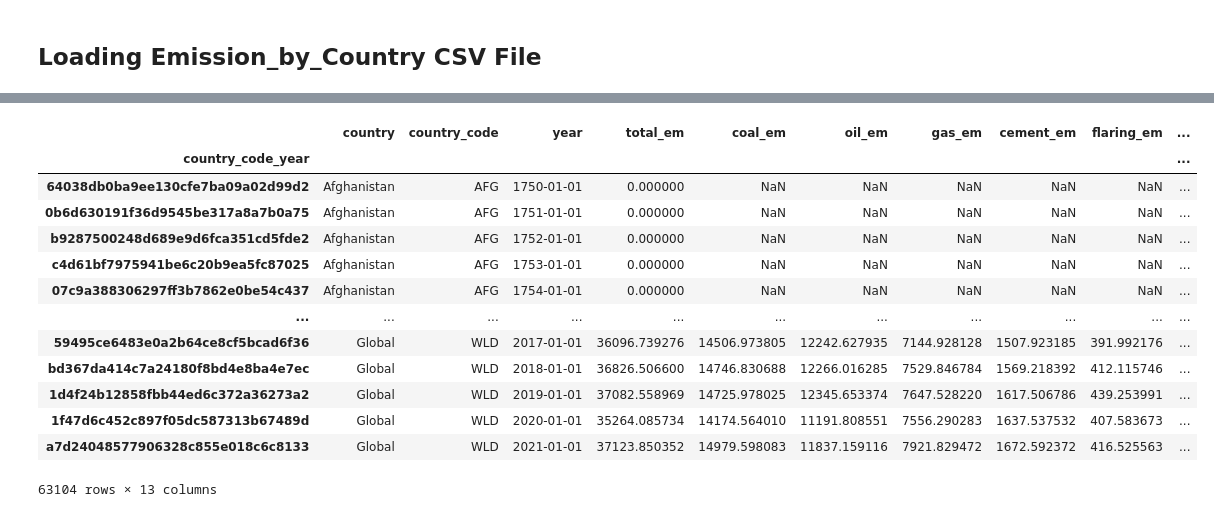
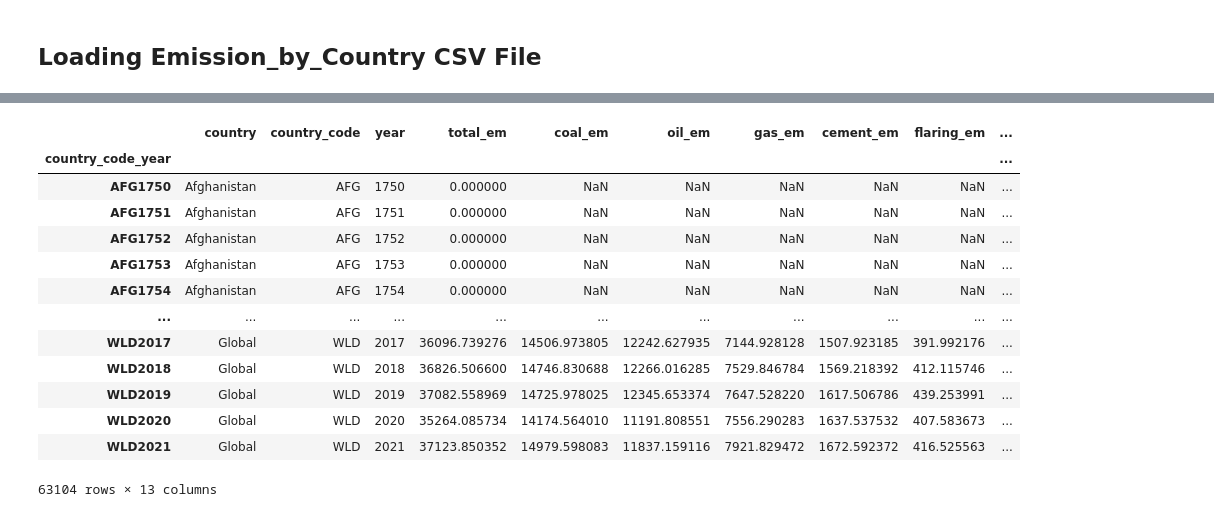
Before and after one commit to Reed-Carter/Emissions-by-Country, a Jupyter notebook: cl_edits.ipynb, the cells around one changed output, grey strips where cells are left out. Saved outputs shown, nothing was run; the diff lists cells and outputs as text; code cells hidden in the pictures.

Commit message:
refactor country_code

```diff
--- a/cl_edits.ipynb
+++ b/cl_edits.ipynb
@@ -68,7 +77,6 @@ assert os.path.getsize(filename) > 78, f"Data file size incorrect; does not seem
 df = pd.read_csv(
     filename,
     header=0,
-    parse_dates=['Year'],
     infer_datetime_format=True,
     on_bad_lines='warn',
     )
@@ -145,19 +152,14 @@ modified_at              object
 dtype: object
 # %%
-from hashlib import md5
+cols = ['country_code', 'year']
 
-cols = ['country_code', 'year']
-# first define a generic function that returns the md4 hash for
-# any combination of values
-def get_hash(*cols) -> str:
-    """return the md5 hash of all parameters"""
-    value = '-'.join([str(x) for x in cols])
-    return md5(value.encode(encoding='utf-16')).hexdigest()
-
-logger.info(f"assigning country_code_year: using md5 hash of country_code and year")
+# create composite key column for the fct_gdp table
+def composite_key(row):
+    comp_key = f"{row.country_code}{row.year}"
+    return comp_key
 
 # customer_id = md5 hash of customer first and last name
-df['country_code_year'] = df.apply(lambda row: get_hash(row.country_code, row.year), axis=1)
+df['country_code_year'] = df.apply(composite_key, axis=1)
 # set index by customer_id
 df = df.set_index(keys='country_code_year')
 
@@ -169,16 +170,16 @@ display(df)
 |  | country | country_code | year | total_em | coal_em | oil_em | gas_em | cement_em | flaring_em | ... |
 | country_code_year |  |  |  |  |  |  |  |  |  | ... |
-| 64038db0ba9ee130cfe7ba09a02d99d2 | Afghanistan | AFG | 1750-01-01 | 0.000000 | NaN | NaN | NaN | NaN | NaN | ... |
-| 0b6d630191f36d9545be317a8a7b0a75 | Afghanistan | AFG | 1751-01-01 | 0.000000 | NaN | NaN | NaN | NaN | NaN | ... |
-| b9287500248d689e9d6fca351cd5fde2 | Afghanistan | AFG | 1752-01-01 | 0.000000 | NaN | NaN | NaN | NaN | NaN | ... |
-| c4d61bf7975941be6c20b9ea5fc87025 | Afghanistan | AFG | 1753-01-01 | 0.000000 | NaN | NaN | NaN | NaN | NaN | ... |
-| 07c9a388306297ff3b7862e0be54c437 | Afghanistan | AFG | 1754-01-01 | 0.000000 | NaN | NaN | NaN | NaN | NaN | ... |
+| AFG1750 | Afghanistan | AFG | 1750 | 0.000000 | NaN | NaN | NaN | NaN | NaN | ... |
+| AFG1751 | Afghanistan | AFG | 1751 | 0.000000 | NaN | NaN | NaN | NaN | NaN | ... |
+| AFG1752 | Afghanistan | AFG | 1752 | 0.000000 | NaN | NaN | NaN | NaN | NaN | ... |
+| AFG1753 | Afghanistan | AFG | 1753 | 0.000000 | NaN | NaN | NaN | NaN | NaN | ... |
+| AFG1754 | Afghanistan | AFG | 1754 | 0.000000 | NaN | NaN | NaN | NaN | NaN | ... |
 | ... | ... | ... | ... | ... | ... | ... | ... | ... | ... | ... |
-| 59495ce6483e0a2b64ce8cf5bcad6f36 | Global | WLD | 2017-01-01 | 36096.739276 | 14506.973805 | 12242.627935 | 7144.928128 | 1507.923185 | 391.992176 | ... |
-| bd367da414c7a24180f8bd4e8ba4e7ec | Global | WLD | 2018-01-01 | 36826.506600 | 14746.830688 | 12266.016285 | 7529.846784 | 1569.218392 | 412.115746 | ... |
-| 1d4f24b12858fbb44ed6c372a36273a2 | Global | WLD | 2019-01-01 | 37082.558969 | 14725.978025 | 12345.653374 | 7647.528220 | 1617.506786 | 439.253991 | ... |
-| 1f47d6c452c897f05dc587313b67489d | Global | WLD | 2020-01-01 | 35264.085734 | 14174.564010 | 11191.808551 | 7556.290283 | 1637.537532 | 407.583673 | ... |
-| a7d24048577906328c855e018c6c8133 | Global | WLD | 2021-01-01 | 37123.850352 | 14979.598083 | 11837.159116 | 7921.829472 | 1672.592372 | 416.525563 | ... |
+| WLD2017 | Global | WLD | 2017 | 36096.739276 | 14506.973805 | 12242.627935 | 7144.928128 | 1507.923185 | 391.992176 | ... |
+| WLD2018 | Global | WLD | 2018 | 36826.506600 | 14746.830688 | 12266.016285 | 7529.846784 | 1569.218392 | 412.115746 | ... |
+| WLD2019 | Global | WLD | 2019 | 37082.558969 | 14725.978025 | 12345.653374 | 7647.528220 | 1617.506786 | 439.253991 | ... |
+| WLD2020 | Global | WLD | 2020 | 35264.085734 | 14174.564010 | 11191.808551 | 7556.290283 | 1637.537532 | 407.583673 | ... |
+| WLD2021 | Global | WLD | 2021 | 37123.850352 | 14979.598083 | 11837.159116 | 7921.829472 | 1672.592372 | 416.525563 | ... |
 63104 rows × 13 columns
 # %%
 # *** generic load function ***
```
Also changed, not shown: parts of 5 cells of this notebook.
